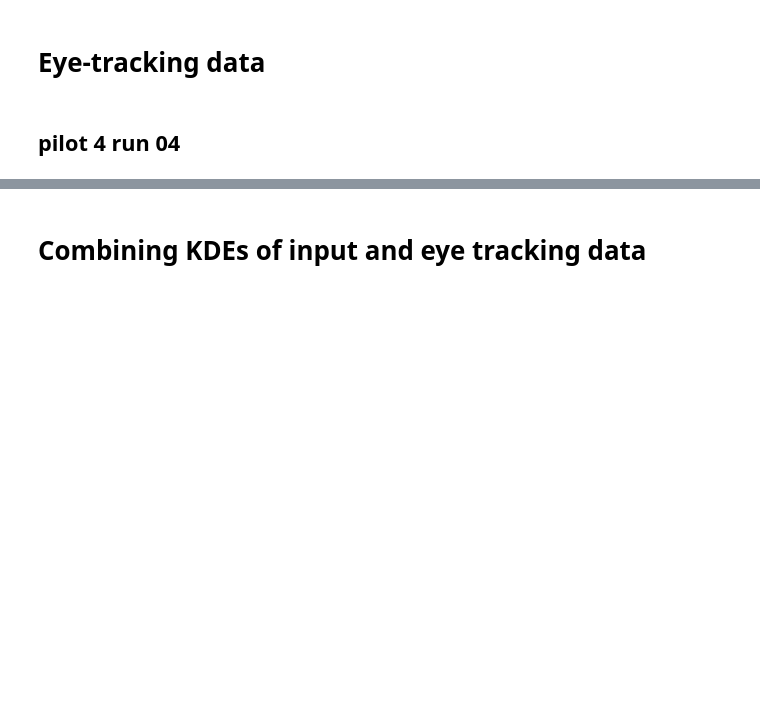
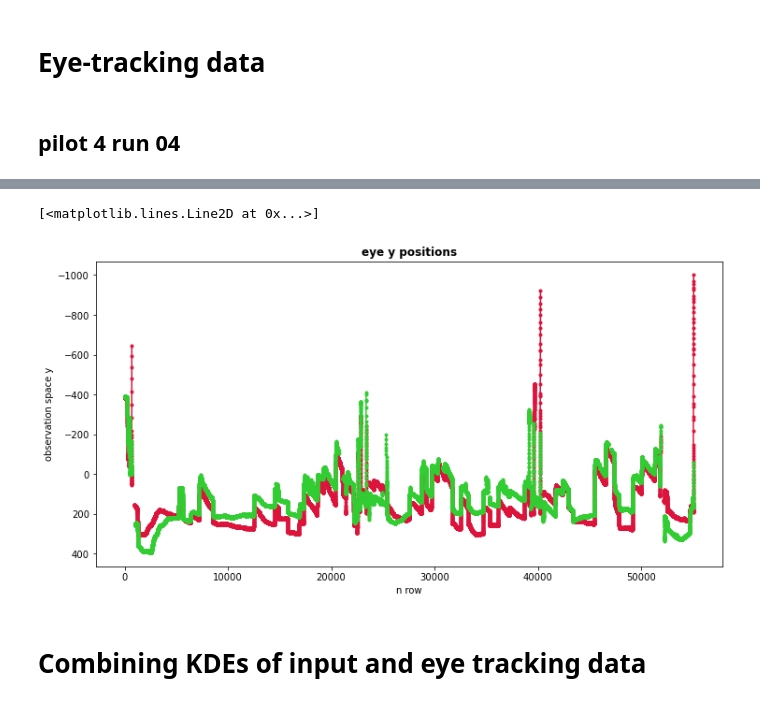
Before and after one commit to nilsheinrich/eye_movement_analysis_moonlander, a Jupyter notebook: data_analysis.ipynb, the cells around one changed output, grey strips where cells are left out. Cells and saved outputs as stored; diff of their text form; code cells hidden in the pictures; blank space fills up the shorter version.

```diff
--- a/data_analysis.ipynb
+++ b/data_analysis.ipynb
@@ -202,0 +214,18 @@ saccades = eye_data[eye_data["saccadeOnset"] == 1.0]
+# %%
+fig, ax = plt.subplots(figsize=(12, 6))
+ax.set_title(f"eye y positions", fontdict={"fontweight": "bold"})
+
+# axis labels
+ax.set_xlabel("n row")
+ax.set_ylabel("observation space y")
+
+plt.gca().invert_yaxis()
+
+# Plotting
+colors = ["crimson", "limegreen"]
+
+ax.plot(eye_data.LeftEyeY, marker=".", color=colors[0])
+ax.plot(eye_data.RightEyeY, marker=".", color=colors[1])
+# %% [output]
+[<matplotlib.lines.Line2D at 0x...>]
+[figure, added]
```
Also changed, not shown: parts of 28 cells of this notebook, 1 other file.
